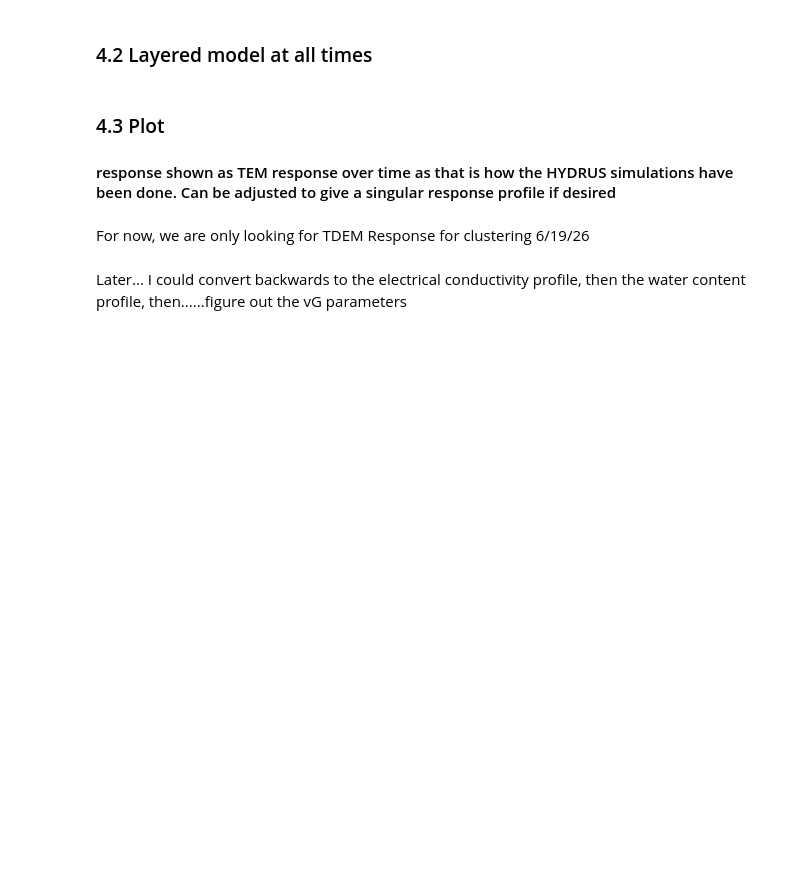
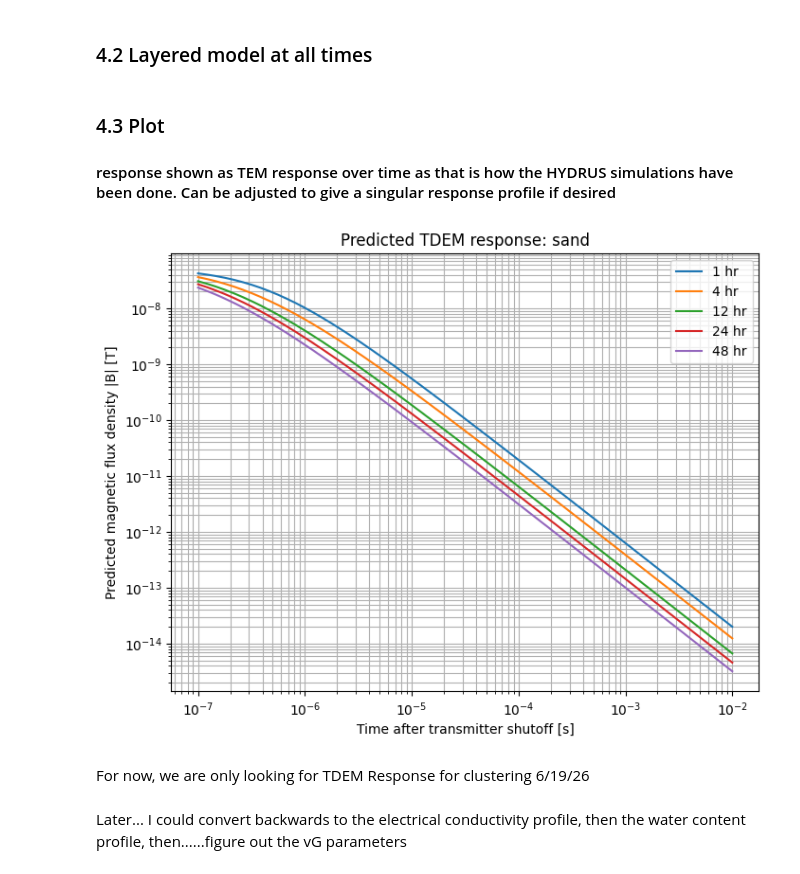
Before and after one commit to natalieyurek-cloud/TDEM_Thesis_Yurek, a Jupyter notebook: Analytical_ForwardModel.ipynb, the cells around one changed output. Drawn from its saved outputs; the diff is of its cells as text; code cells hidden in the pictures; blank space fills up the shorter version.

Commit message:
Analytical solution to predicted TDEM response. Still needs major debugging and adjustment but full forward currently working. Organize in the future. 6/20/26

```diff
--- a/Analytical_ForwardModel.ipynb
+++ b/Analytical_ForwardModel.ipynb
@@ -12,7 +13,7 @@ import itertools
 # %% [markdown]
 Run Mode [known_soils, parameter_range]
 # %%
-run_mode = "parameter_range" ### parameter_range
+run_mode = "known_soils" ### parameter_range
 # %% [markdown]
 ### 1. Define variables
 ##### 1.1 Soil Column and Timestamps
@@ -375,7 +385,7 @@ scenario_009 [np.float64(0.47), np.float64(0.47), np.float64(0.47), np.float64(0
 # %% [markdown]
 PLOTTING LOOP TO CHECK RESULTS
 # %%
-for scenario_name, time_dict in theta_results.items():
+"""for scenario_name, time_dict in theta_results.items():
 
     plt.figure(figsize=(6, 7))
 
@@ -387,5 +397,5 @@ for scenario_name, time_dict in theta_results.items():
     plt.ylabel("Depth [cm]")
     plt.title(f"Sisson Brooks-Corey drainage: {scenario_name}")
     plt.legend()
-    plt.show()
+    plt.show()"""
 # %% [output]
@@ -436,5 +438,5 @@ plt.show()
 # %%
-for soil_name, soil in known_soils.items():
+"""for soil_name, soil in known_soils.items():
 
     bc_n = soil["bc_n_fitted"]
     q0 = soil["Ks"]
@@ -460,5 +462,5 @@ for soil_name, soil in known_soils.items():
     plt.ylabel("Depth [cm]")
     plt.title(f"Sisson Brooks-Corey drainage: {soil_name}")
     plt.legend()
-    plt.show()
+    plt.show()"""
 # %% [output]
@@ -653,22 +634,40 @@ tem_response_matrix.head()
+# %%
+tem_response_matrices = {}
+
+for scenario_name, time_dict in tem_results.items():
+
+    response_matrix = pd.DataFrame(
+        time_dict,
+        index=tem_times
+    )
+
+    response_matrix.index.name = "TEM_time_s"
+
+    tem_response_matrices[scenario_name] = response_matrix
 # %% [markdown]
 ### 4.3 Plot
 #### response shown as TEM response over time as that is how the HYDRUS simulations have been done. Can be adjusted to give a singular response profile if desired
 # %%
+scenario_to_plot = next(iter(tem_response_matrices))
+response_matrix = tem_response_matrices[scenario_to_plot]
+
 plt.figure(figsize=(8, 6))
 
-for hydrus_time in tem_response_matrix.columns:
+for drainage_time in response_matrix.columns:
     plt.loglog(
-        tem_response_matrix.index,
-        np.abs(tem_response_matrix[hydrus_time]),
-        label=f"{hydrus_time} hr"
+        response_matrix.index,
+        np.abs(response_matrix[drainage_time]),
+        label=f"{drainage_time} hr"
     )
 
-plt.xlabel("Time after shutoff [s]")
-plt.ylabel("Predicted magnetic flux density |B| [T]")
-plt.title("Predicted TEM responses through HYDRUS time")
+plt.xlabel("Time after transmitter shutoff [s]")
+plt.ylabel("Predicted magnetic flux density |B| [T]") ### OR plt.ylabel("|dB/dt| [T/s]")
+plt.title(f"Predicted TDEM response: {scenario_to_plot}")
 plt.legend()
 plt.grid(True, which="both")
 plt.show()
+# %% [output]
+[figure, added]
 # %% [markdown]
 For now, we are only looking for TDEM Response for clustering 6/19/26
 # %% [markdown]
```
Also changed, not shown: parts of 26 cells of this notebook, 1 other file.
